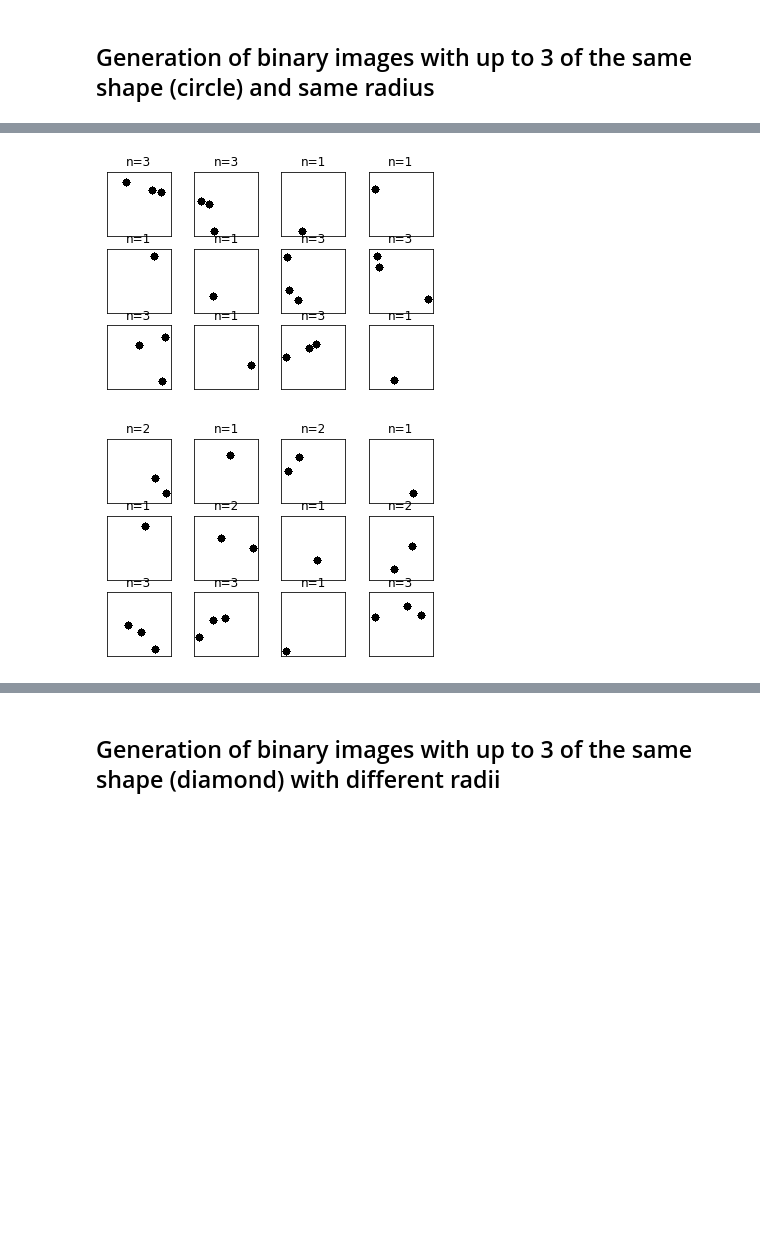
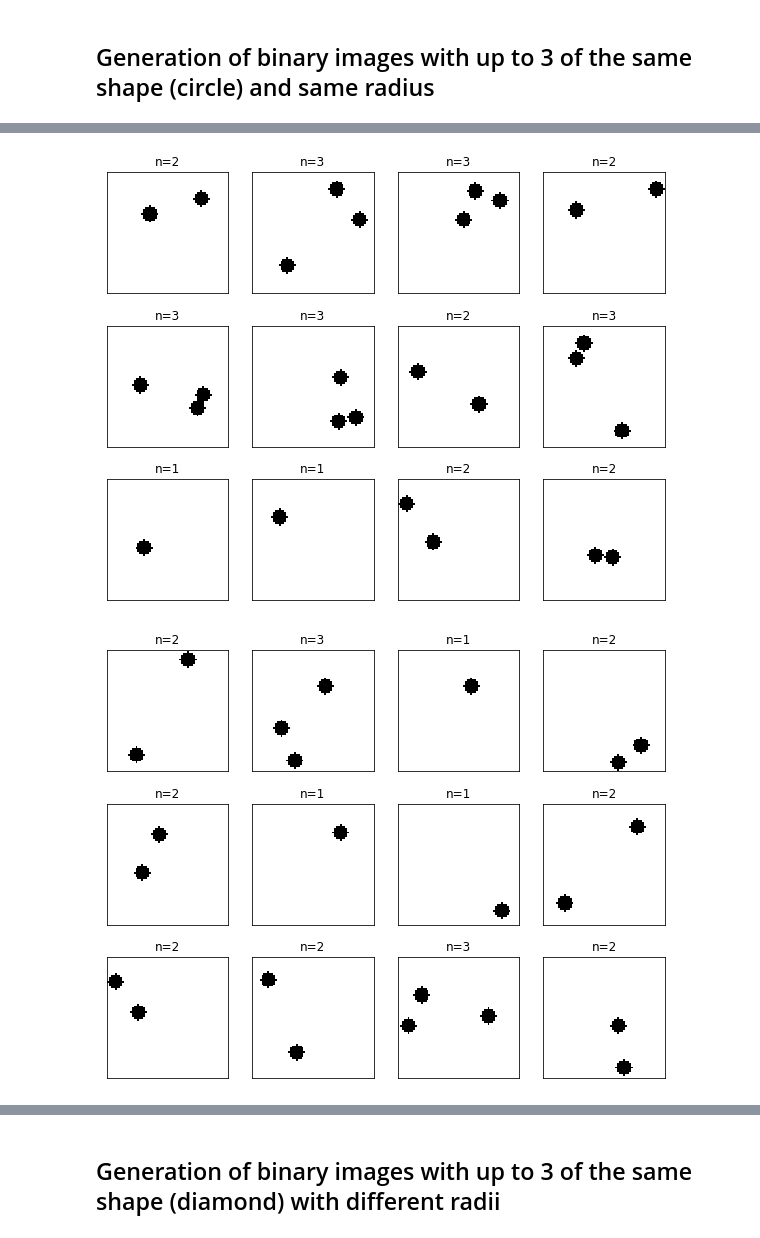
Before and after one commit to NLeSC/XAI, a Jupyter notebook: Software/CNNcountDemo/GenerateShapeImages.ipynb, the cells around one changed output, grey strips where cells are left out. Drawn from its saved outputs; the diff is of its cells as text; code cells hidden in the pictures; blank space fills up the shorter version.

Commit message:
issue #58: generation of Dataset1Var. Adding figure size parameter for vizualization

```diff
--- a/Software/CNNcountDemo/GenerateShapeImages.ipynb
+++ b/Software/CNNcountDemo/GenerateShapeImages.ipynb
@@ -34,8 +39,10 @@ import os.path
 NIM = 60000
 NMIN, NMAX = 1, 3  # nbr of shapes
 RMIN, RMAX = 2, 6  # shape radius
+RMINV, RMAXV = 2,10 # shape radius for the Var dataset
 IMGSIZE = 64
 OCCL = 0
+FIGSIZE = 10, 8
 # %%
 # filenames for saving the data as NPZ files (NumPy compressed)
 same_shape_same_radius_fname = "/home/elena/eStep/XAI/Data/CountingShapes/circles_same_radius_60k.npz"
@@ -83,9 +89,9 @@ Saving data...
 # %%
 # plot random 4x12 of the generated NIM images
-si.plot_12images(images, labels)
-si.plot_12images(images, labels)
-si.plot_12images(images, labels)
-si.plot_12images(images, labels)
+si.plot_12images(images, labels, figsize=FIGSIZE)
+si.plot_12images(images, labels, figsize=FIGSIZE)
+si.plot_12images(images, labels, figsize=FIGSIZE)
+si.plot_12images(images, labels, figsize=FIGSIZE)
 # %% [output]
-[figure, old version]
+[figure, new version]
-[figure, old version]
+[figure, new version]
```
Also changed, not shown: parts of 13 cells of this notebook, 1 other file.
